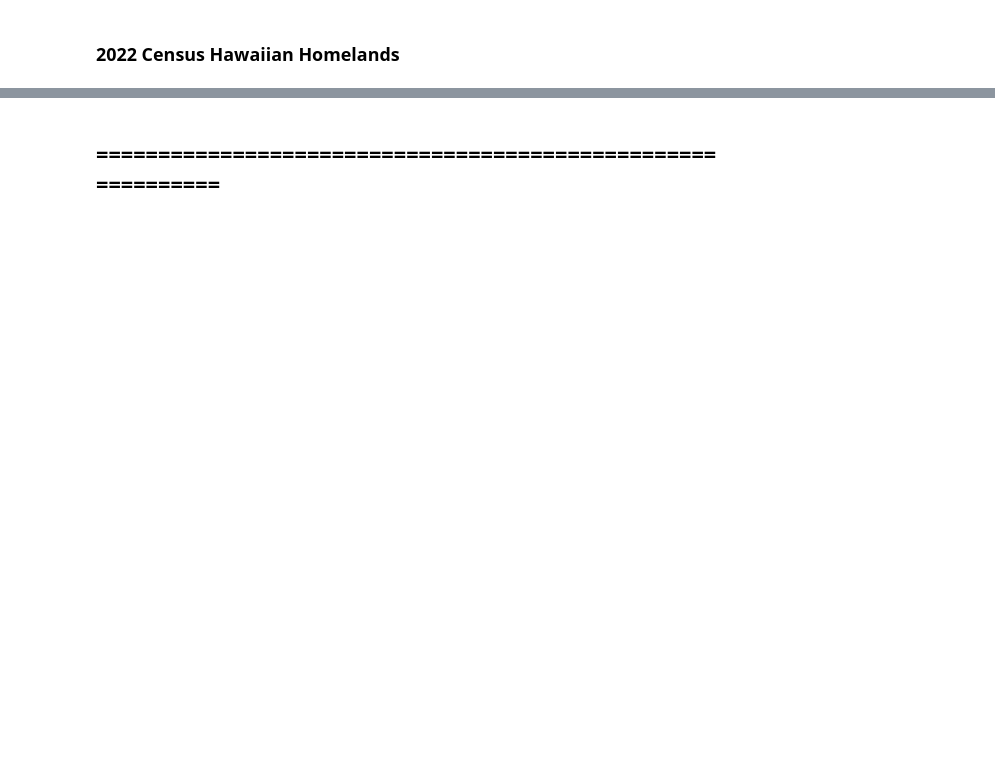
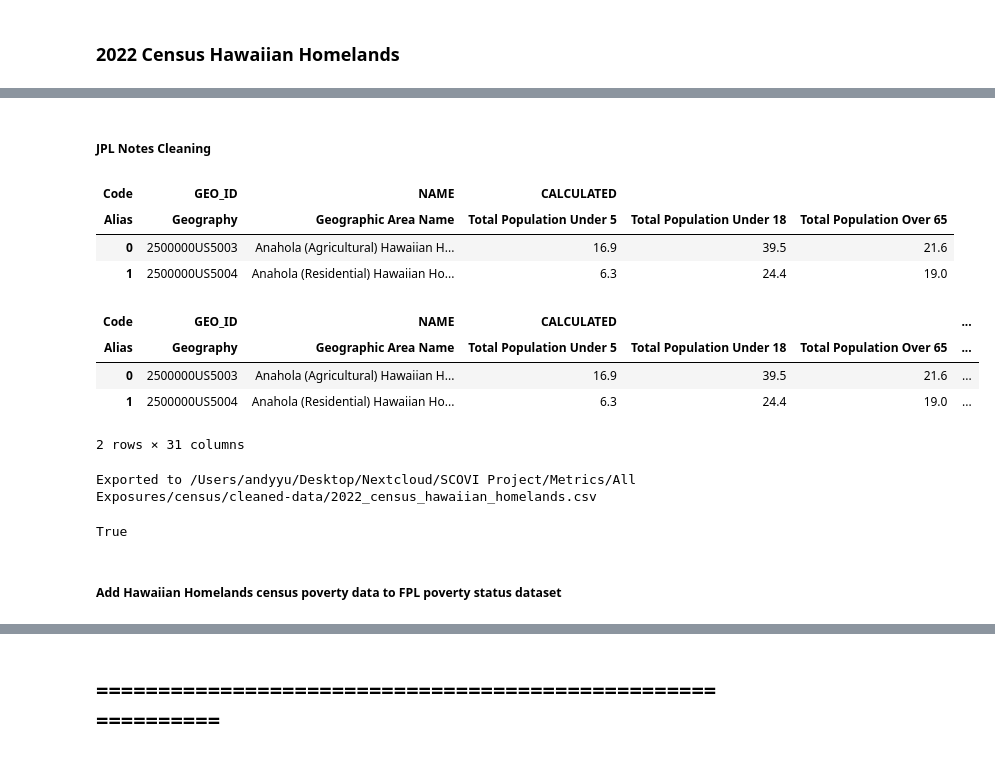
Before and after one commit to UH-CI/ccsvi-dashboard, a Jupyter notebook: notebooks/scovi.ipynb, the cells around one changed output, grey strips where cells are left out. Drawn from its saved outputs; the diff is of its cells as text; code cells hidden in the pictures; blank space fills up the shorter version.

```diff
--- a/notebooks/scovi.ipynb
+++ b/notebooks/scovi.ipynb
@@ -995,2 +1030,54 @@ dict_keys(['age_of_structure', 'aggregate_number_of_vehicles_available_by_tenure
 # %%
 # export_census_csv(test, cleaned_path_head, f"{alias}.csv", True)
+# %% [markdown]
+##### JPL Notes Cleaning
+# %%
+cleaned_df = test.iloc[:, :2].copy()
+
+under_5_cols = []
+under_18_cols = []
+over_65_cols = []
+
+for col in test.columns:
+    if len(col) == 2 and col[1].startswith('Estimate!!Total!!Total population!!'):
+        col_alias = col[1]
+
+        # Under 5
+        if 'Under 5' in col_alias:
+            under_5_cols.append(col)
+            under_18_cols.append(col)
+
+        # Under 18
+        elif '5 to 17' in col_alias:
+            under_18_cols.append(col)
+
+        # 65 and over
+        elif ('65 to 74' in col_alias or '75' in col_alias):
+            over_65_cols.append(col)
+
+cleaned_df[('CALCULATED', 'Total Population Under 5')] = test[under_5_cols].apply(pd.to_numeric, errors='coerce').sum(axis=1)
+cleaned_df[('CALCULATED', 'Total Population Under 18')] = test[under_18_cols].apply(pd.to_numeric, errors='coerce').sum(axis=1)
+cleaned_df[('CALCULATED', 'Total Population Over 65')] = test[over_65_cols].apply(pd.to_numeric, errors='coerce').sum(axis=1)
+
+cleaned_df.head(2)
+# %% [output]
+| Code | GEO_ID | NAME | CALCULATED |  |  |
+| Alias | Geography | Geographic Area Name | Total Population Under 5 | Total Population Under 18 | Total Population Over 65 |
+| 0 | 2500000US5003 | Anahola (Agricultural) Hawaiian H... | 16.9 | 39.5 | 21.6 |
+| 1 | 2500000US5004 | Anahola (Residential) Hawaiian Ho... | 6.3 | 24.4 | 19.0 |
+# %%
+cleaned_df = pd.concat([cleaned_df, test.iloc[:, 10:-4].copy()], axis=1)
+cleaned_df.head(2)
+# %% [output]
+| Code | GEO_ID | NAME | CALCULATED |  |  | ... |
+| Alias | Geography | Geographic Area Name | Total Population Under 5 | Total Population Under 18 | Total Population Over 65 | ... |
+| 0 | 2500000US5003 | Anahola (Agricultural) Hawaiian H... | 16.9 | 39.5 | 21.6 | ... |
+| 1 | 2500000US5004 | Anahola (Residential) Hawaiian Ho... | 6.3 | 24.4 | 19.0 | ... |
+2 rows × 31 columns
+# %%
+export_census_csv(cleaned_df, cleaned_path_head, f"{alias}.csv", True)
+# %% [output]
+Exported to /Users/andyyu/Desktop/Nextcloud/SCOVI Project/Metrics/All Exposures/census/cleaned-data/2022_census_hawaiian_homelands.csv
+True
+# %% [markdown]
+##### Add Hawaiian Homelands census poverty data to FPL poverty status dataset
```
Also changed, not shown: parts of 103 cells of this notebook, 1 other file.
